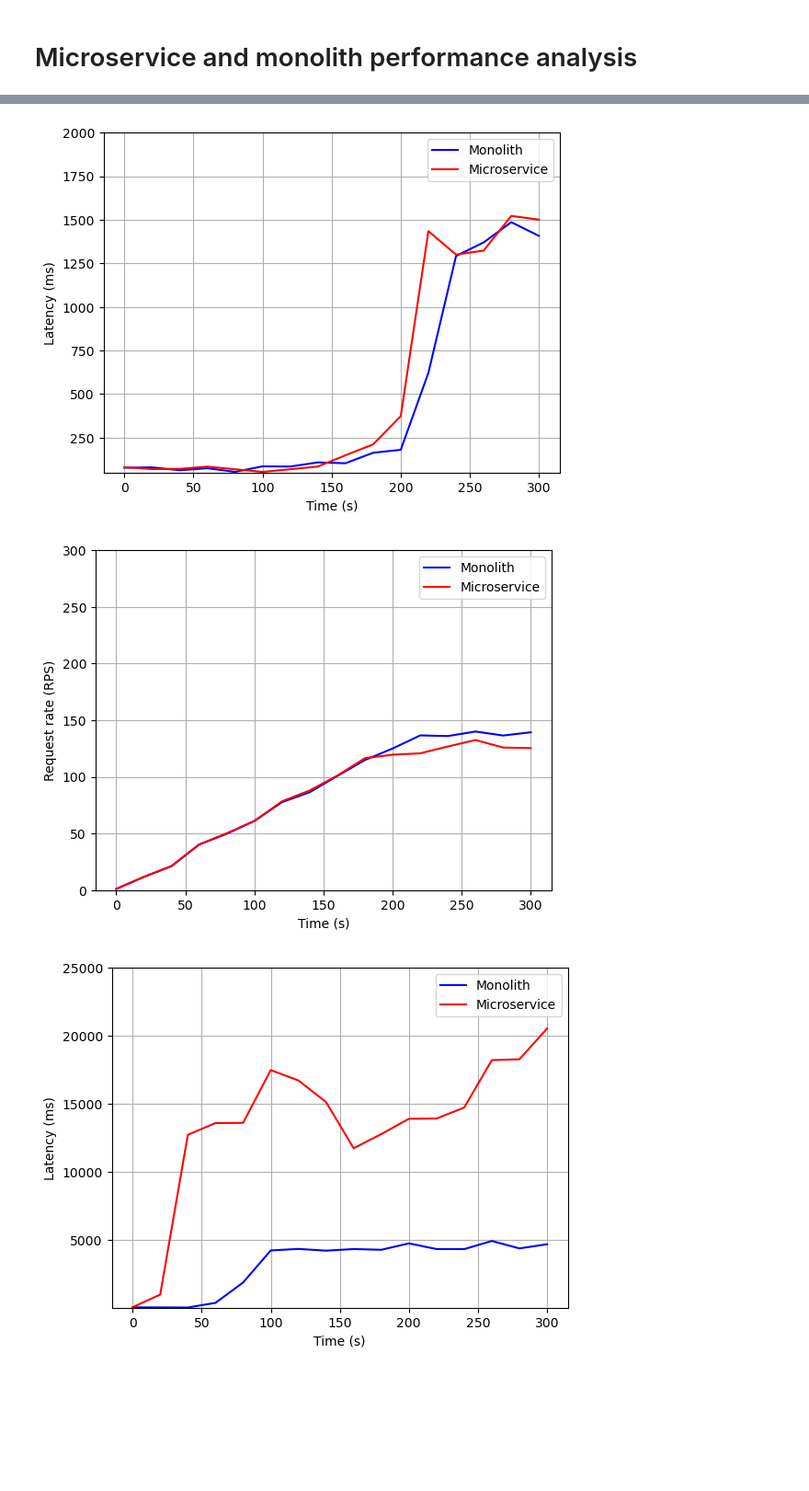
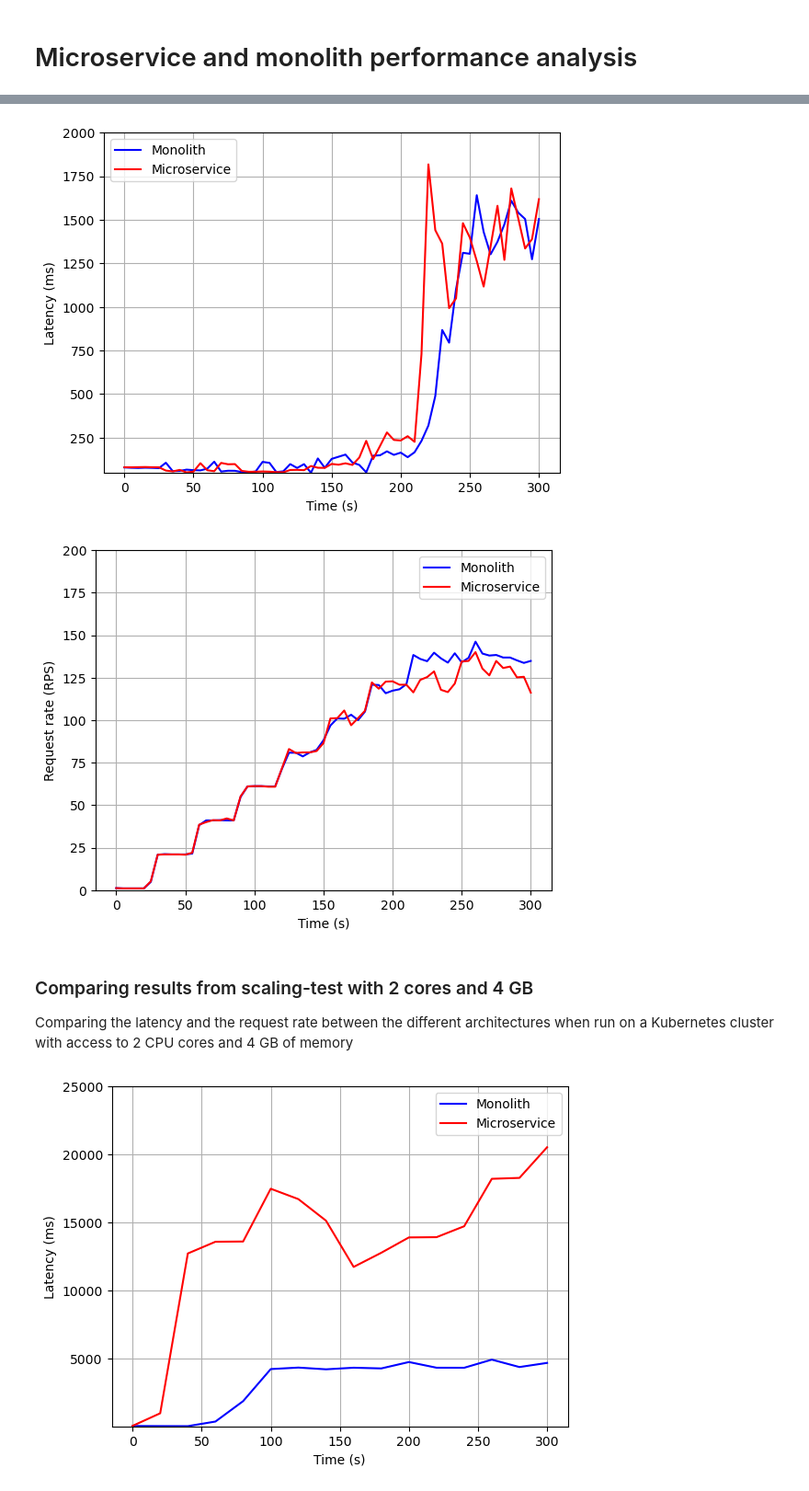
Before and after one commit to prebenrosland/microservice_analysis, a Jupyter notebook: Analysis.ipynb, the cells around one changed output, grey strips where cells are left out. Shown at 92% size. Drawn from its saved outputs; the diff is of its cells as text; code cells hidden in the pictures; blank space fills up the shorter version.

```diff
--- a/Analysis.ipynb
+++ b/Analysis.ipynb
@@ -220,22 +221,19 @@ compare(mono_baseline_10sec, micro_baseline_10sec, 50, 150)
 # %%
-# Compare ramp test results
-
-#mono_ramp_true = getDurations(median_req_rate(mono_ramp_list))
-#micro_ramp_true = getDurations(median_req_rate(micro_ramp_list))
-
 mono_ramp_true = getDurations(findSampleMean(mono_ramp_list))
 micro_ramp_true = getDurations(findSampleMean(micro_ramp_list))
 
-mono_ramp_10sec = soft(mono_ramp_true, 20)
-micro_ramp_10sec = soft(micro_ramp_true, 20)
+mono_ramp_10sec = soft(mono_ramp_true, 5)
+micro_ramp_10sec = soft(micro_ramp_true, 5)
 
 compare(mono_ramp_10sec, micro_ramp_10sec, 50, 2000)
 # %% [output]
-[figure, old version]
+[figure, new version]
 # %%
-# Compare request rates in ramp test
-compare_req_rate(soft(reqRate(findSampleMean(mono_ramp_list)), 20),
-                 soft(reqRate(findSampleMean(micro_ramp_list)), 20), y_low=0, y_high=300)
+compare_req_rate(soft(reqRate(findSampleMean(mono_ramp_list)), 5),
+                 soft(reqRate(findSampleMean(micro_ramp_list)), 5), y_low=0, y_high=200)
 # %% [output]
-[figure, old version]
+[figure, new version]
+# %% [markdown]
+### Comparing results from scaling-test with 2 cores and 4 GB
+Comparing the latency and the request rate between the different architectures when run on a Kubernetes cluster with access to 2 CPU cores and 4 GB of memory
 # %%
```
Also changed, not shown: parts of 14 cells of this notebook, 20 other files.
